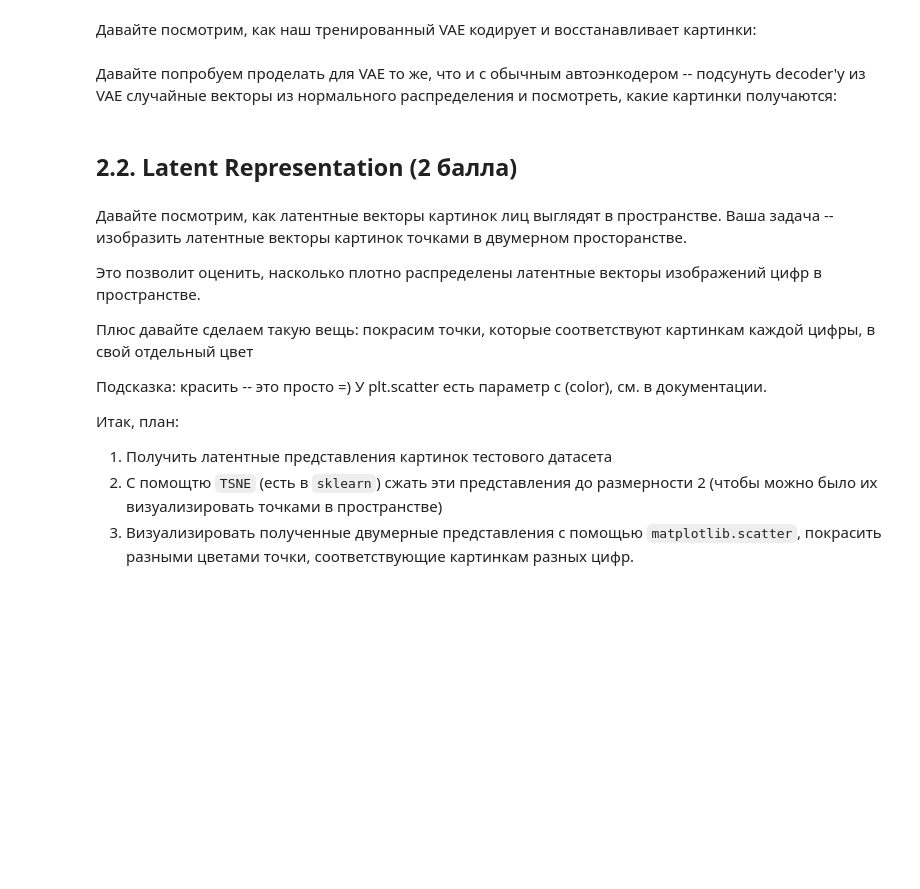
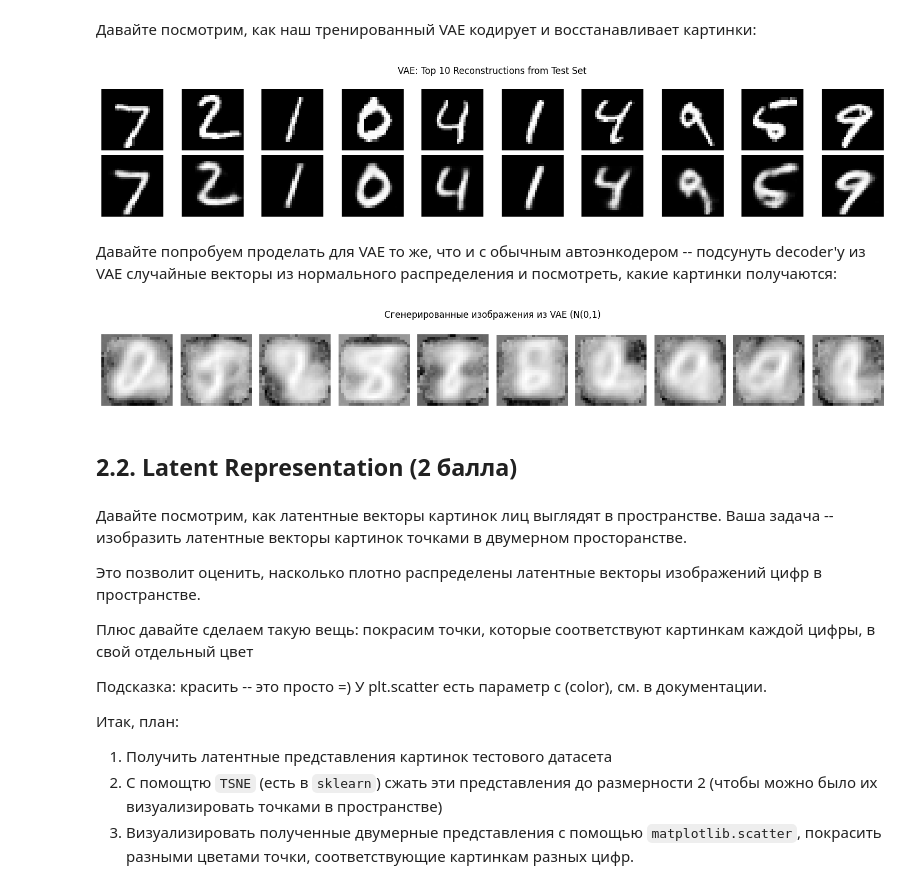
Before and after one commit to Dota2Enjoyer-rab/TEONN-Neural-Network-for-approximation-of-transport-equation-, a Jupyter notebook: week_10_AE_VAE/Homework/hw_7_autoencoders.ipynb, the cells around one changed output. Saved outputs shown, nothing was run; the diff lists cells and outputs as text; code cells hidden in the pictures; blank space fills up the shorter version.

```diff
--- a/week_10_AE_VAE/Homework/hw_7_autoencoders.ipynb
+++ b/week_10_AE_VAE/Homework/hw_7_autoencoders.ipynb
@@ -522,0 +526,8 @@ optimizer = <Ваш любимый оптимизатор>
+# %%
+criterion = loss_vae
+
+autoencoder = VAE()
+
+optimizer = torch.optim.Adam(autoencoder.parameters(), lr=1e-3)
+
+device = 'cuda:0' if torch.cuda.is_available() else 'cpu'
@@ -527,2 +580,35 @@ optimizer = <Ваш любимый оптимизатор>
+# %%
+import matplotlib.pyplot as plt
+
+def show_reconstructions(model, dataloader, device, X=10):
+    model.eval()
+    images_shown = 0
+
+    with torch.no_grad():
+        for batch in dataloader:
+            imgs = batch[0].to(device)
+            reconstruction, _, _ = model(imgs)
+
+            # Преобразуем в (X, 28, 28) для визуализации
+            imgs = imgs[:X].cpu().view(-1, 28, 28)
+            reconstruction = reconstruction[:X].cpu().view(-1, 28, 28)
+
+            fig, axs = plt.subplots(2, X, figsize=(X * 1.5, 3))
+            for i in range(X):
+                axs[0, i].imshow(imgs[i], cmap='gray')
+                axs[0, i].axis('off')
+                axs[1, i].imshow(reconstruction[i], cmap='gray')
+                axs[1, i].axis('off')
+
+            axs[0, 0].set_ylabel('Original', fontsize=12)
+            axs[1, 0].set_ylabel('Reconstruction', fontsize=12)
+            plt.suptitle(f'VAE: Top {X} Reconstructions from Test Set')
+            plt.tight_layout()
+            plt.show()
+            break  # показываем только первый батч
+# %%
+show_reconstructions(autoencoder, test_loader, device, X=10)
+# %% [output]
+[figure, added]
 # %% [markdown]
 Давайте попробуем проделать для VAE то же, что и с обычным автоэнкодером -- подсунуть decoder'у из VAE случайные векторы из нормального распределения и посмотреть, какие картинки получаются:
@@ -534,3 +615,20 @@ output = <скормите z декодеру>
+# %%
+z = np.random.normal(0, 1, size = (10, autoencoder.features))
+z = torch.tensor(z, dtype = torch.float32).to(device)
+
+autoencoder.eval()
+with torch.no_grad():
+  generated = autoencoder.decoder(z).cpu()
+
+fig, axes = plt.subplots(1, 10, figsize=(15,2))
+for i in range(10):
+  axes[i].imshow(generated[i].view(28, 28), cmap='gray')
+  axes[i].axis('off')
+plt.suptitle("Сгенерированные изображения из VAE (N(0,1)")
+plt.tight_layout()
+plt.show()
+# %% [output]
+[figure, added]
 # %% [markdown]
 ## 2.2. Latent Representation (2 балла)
 # %% [markdown]
```
Also changed, not shown: parts of 24 cells of this notebook.
